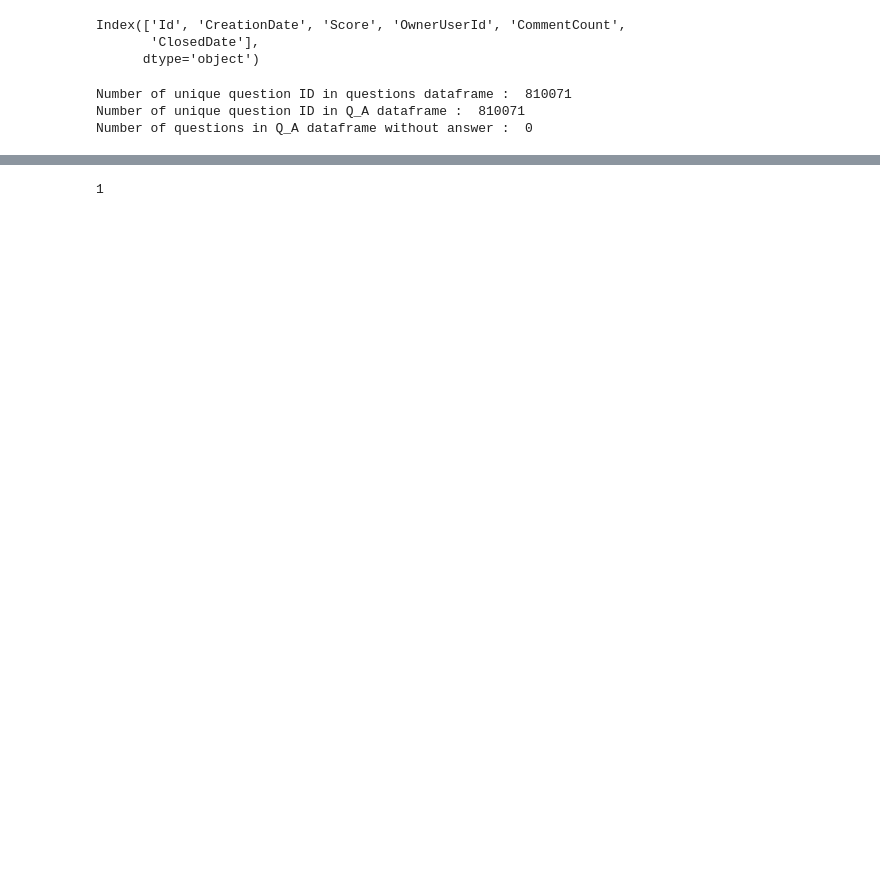
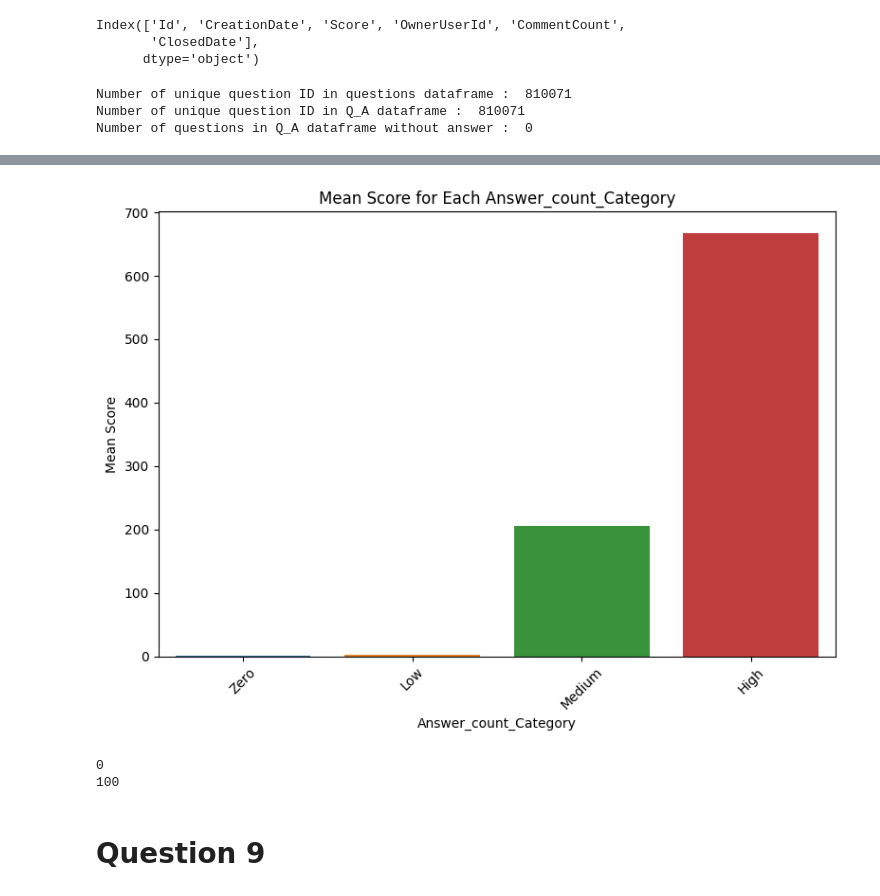
Before and after one commit to mostafa-ja/Data-Mining-fall-2023, a Jupyter notebook: Data_Mining2.ipynb, the cells around one changed output, grey strips where cells are left out. Drawn from its saved outputs; the diff is of its cells as text; code cells hidden in the pictures; blank space fills up the shorter version.

```diff
--- a/Data_Mining2.ipynb
+++ b/Data_Mining2.ipynb
@@ -726,4 +587,0 @@ merged_C_Q
-# %%
-merged_C_Q['Answer_count'].min()
-# %% [output]
-1
@@ -743,0 +588,42 @@ plt.show()
+# %%
+# Merging questions with answers
+merged_Q_A = pd.merge(questions, Q_A, left_on='Id', right_on='QId', how='left')
+merged_Q_A = pd.merge(merged_Q_A, answers, left_on='AId', right_on='Id', how='left', suffixes=('_Q', '_A'))
+
+# Counting answers per question
+answer_counts = merged_Q_A.groupby('Id_Q').size().reset_index(name='Answer_count')
+
+# Setting 'Answer_count' to zero for questions without answers(questions without answers has AId=-1)
+id_no_A = merged_Q_A[merged_Q_A['AId']==-1]['Id_Q'].unique() # id of questions without answer
+answer_counts.loc[answer_counts['Id_Q'].isin(id_no_A), 'Answer_count'] = 0
+
+# Merging answer_counts with questions
+merged_with_questions = pd.merge(answer_counts, questions, left_on='Id_Q', right_on='Id', how='inner')
+
+# Defining bins and categorizing answer counts
+bins = [-1, 0, 20, 50, float('inf')]
+labels = ['Zero', 'Low', 'Medium', 'High']
+merged_with_questions['Answer_count_Category'] = pd.cut(merged_with_questions['Answer_count'], bins=bins, labels=labels)
+
+# Calculating mean scores for each category
+mean_scores = merged_with_questions.groupby('Answer_count_Category')['Score'].mean()
+
+# Plotting the mean scores
+plt.figure(figsize=(8, 6))
+sns.barplot(x=mean_scores.index, y=mean_scores.values)
+plt.title('Mean Score for Each Answer_count_Category')
+plt.xlabel('Answer_count_Category')
+plt.ylabel('Mean Score')
+plt.xticks(rotation=45)
+plt.tight_layout()
+plt.show()
+# %% [output]
+[figure, added]
+# %%
+print(merged_with_questions['Answer_count'].min())
+print(merged_with_questions['Answer_count'].max())
+# %% [output]
+0
+100
+# %% [markdown]
+# Question 9
```
Also changed, not shown: parts of 13 cells of this notebook.
